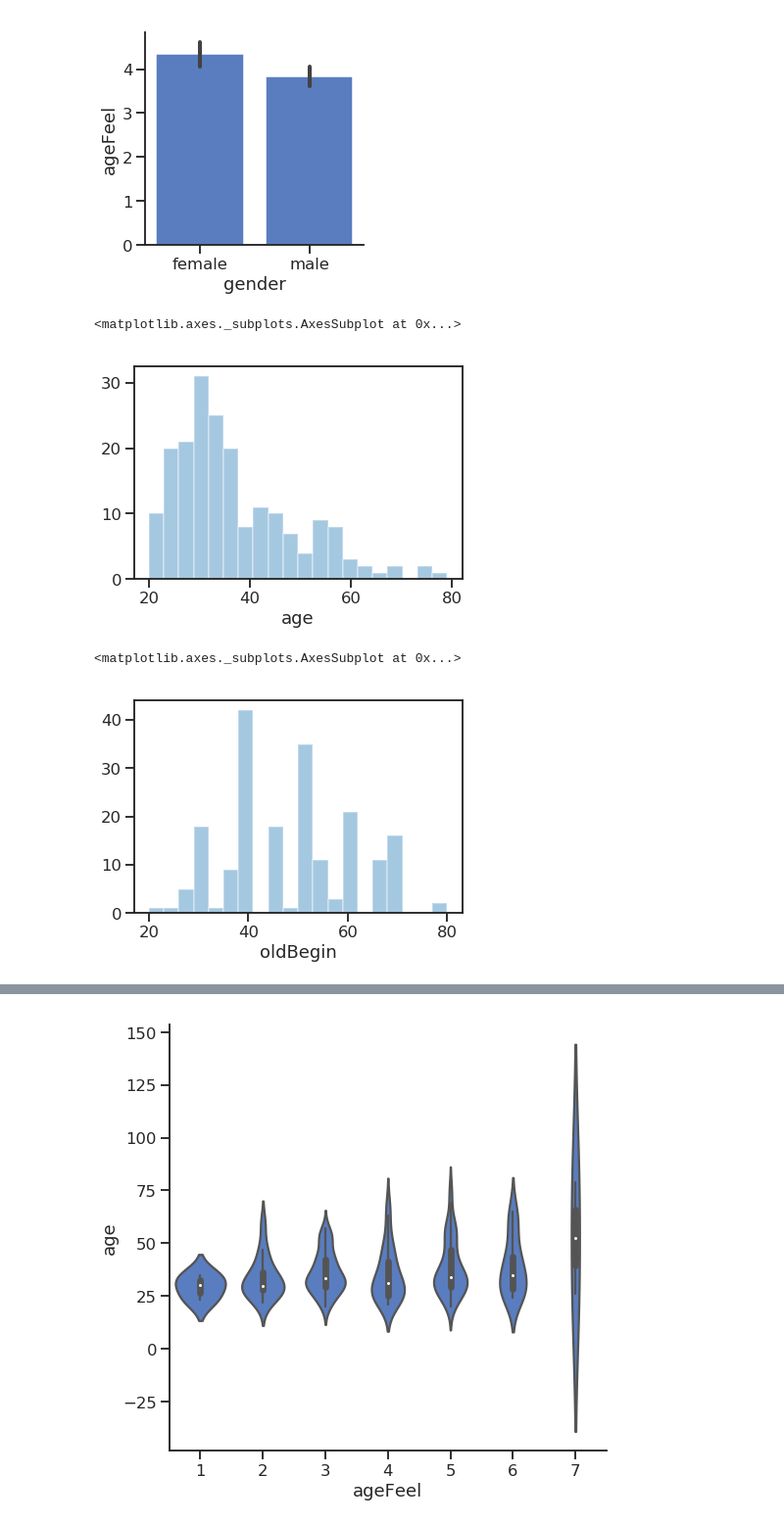
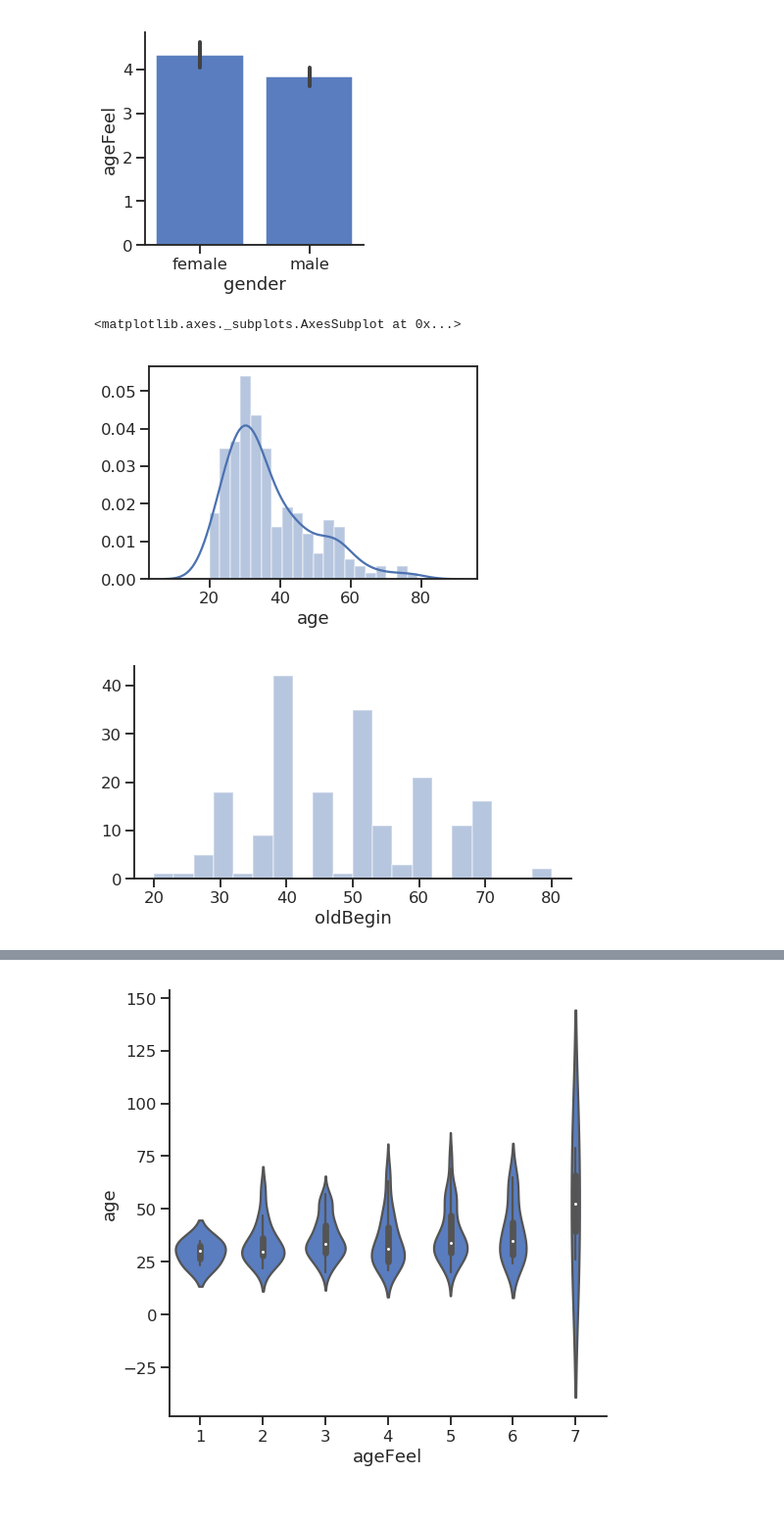
Before and after one commit to mwegrzyn/abbildungenWS1819, a Jupyter notebook: notebooks/age_project_CO.ipynb, the cells around one changed output, grey strips where cells are left out. Shown: that part at 98% size. Drawn from its saved outputs; the diff is of its cells as text; code cells hidden in the pictures.

```diff
--- a/notebooks/age_project_CO.ipynb
+++ b/notebooks/age_project_CO.ipynb
@@ -203,14 +258,16 @@ plt.show()
 # %% [output]
 [figure]
 # %%
-sns.distplot( age_df.loc[:,'age'],kde=False,bins=20)
+sns.distplot( age_df.loc[:,'age'],kde=True,bins=20)
 # %% [output]
 <matplotlib.axes._subplots.AxesSubplot at 0x...>
-[figure, old version]
+[figure, new version]
 # %%
+fig, ax = plt.subplots(1, 1, figsize=(8,4))
 sns.distplot( age_df.loc[:,'oldBegin'],kde=False,bins=20)
+sns.despine()
+plt.show()
 # %% [output]
-<matplotlib.axes._subplots.AxesSubplot at 0x...>
-[figure, old version]
+[figure, new version]
 # %%
 fig, ax = plt.subplots(1, 1, figsize=(8,8))
```
Also changed, not shown: parts of 49 cells of this notebook, 2 other files.
